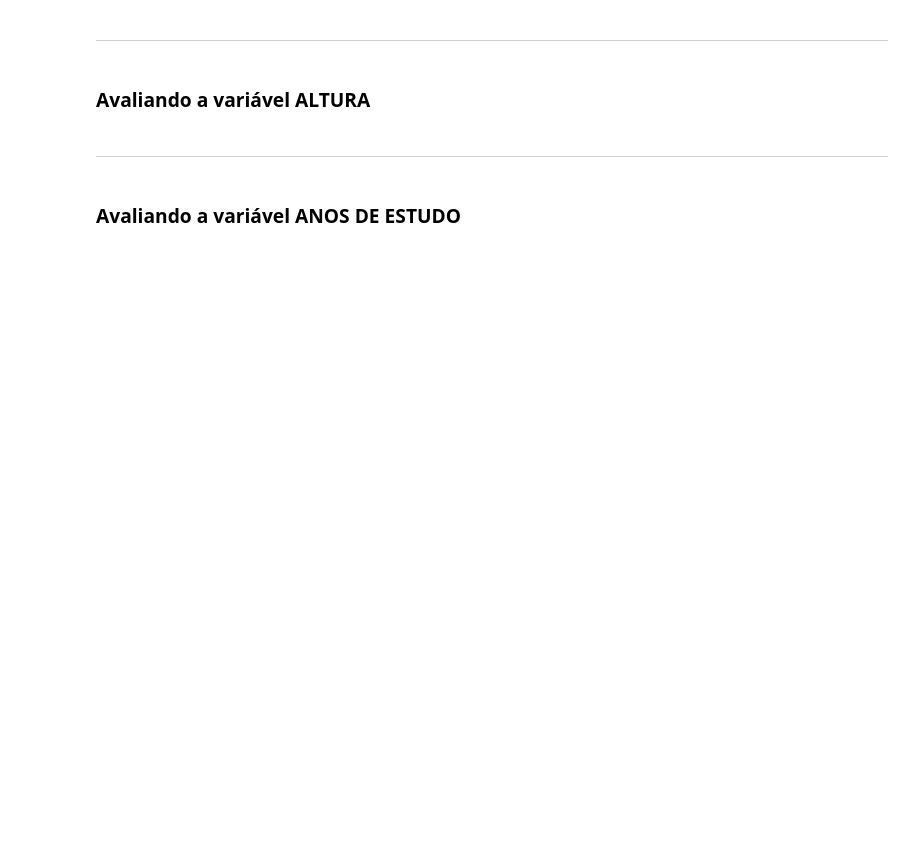
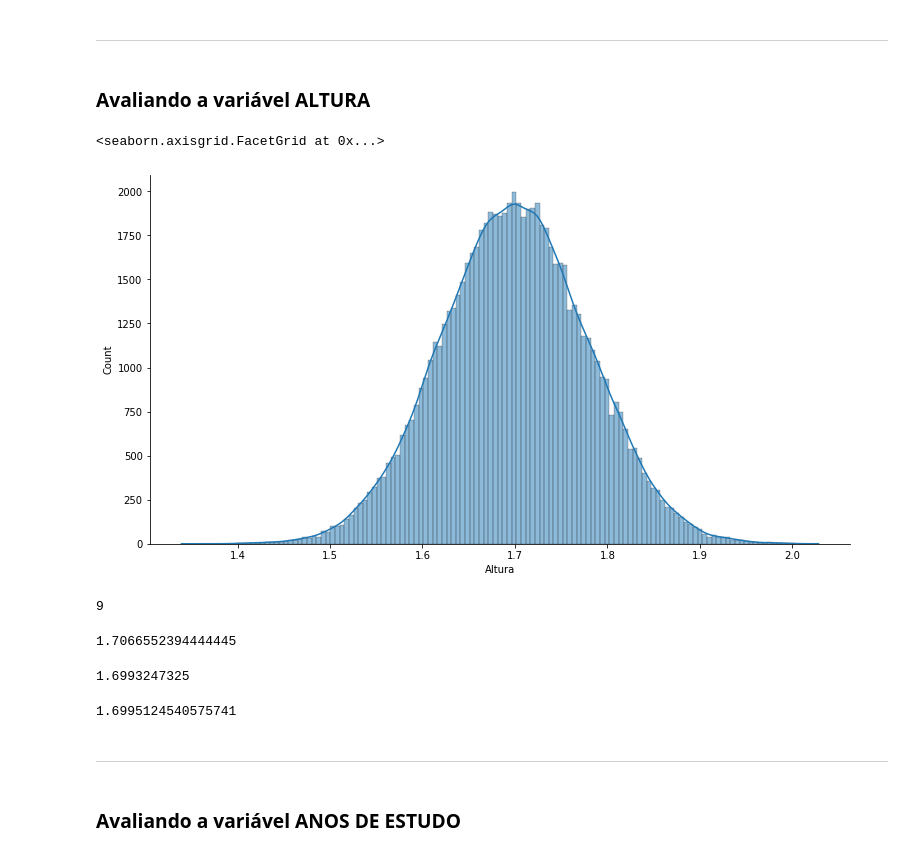
Before and after one commit to RichardRosenblat/alura-estatistica-com-python-parte-1, a Jupyter notebook: Curso_de_Estatística.ipynb, the cells around one changed output. Cells and saved outputs as stored; diff of their text form; code cells hidden in the pictures; blank space fills up the shorter version.

```diff
--- a/Curso_de_Estatística.ipynb
+++ b/Curso_de_Estatística.ipynb
@@ -956,6 +982,31 @@ dtype: float64
 ***
 # %% [markdown]
 ### Avaliando a variável ALTURA
+# %%
+ax = sns.displot(dados['Altura'], kde=True)
+ax.figure.set_size_inches(12, 6)
+ax
+# %% [output]
+<seaborn.axisgrid.FacetGrid at 0x...>
+[figure, added]
+# %%
+moda = dados['Altura'].mode()
+# multimodal
+print(moda.shape[0])
+moda.mean()
+# %% [output]
+9
+1.7066552394444445
+# %%
+mediana = dados['Altura'].median()
+mediana
+# %% [output]
+1.6993247325
+# %%
+media = dados['Altura'].mean()
+media
+# %% [output]
+1.6995124540575741
 # %% [markdown]
 ***
 # %% [markdown]
```
Also changed, not shown: parts of 10 cells of this notebook.
